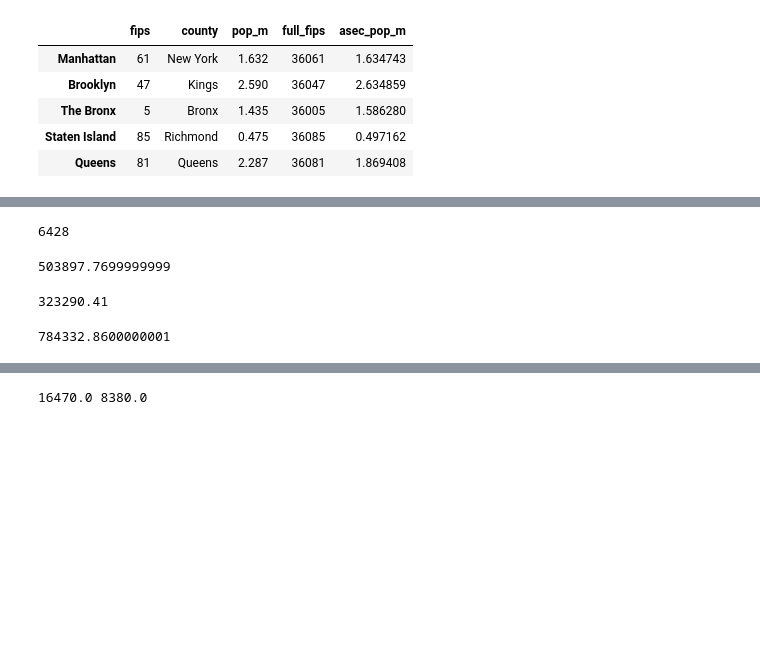
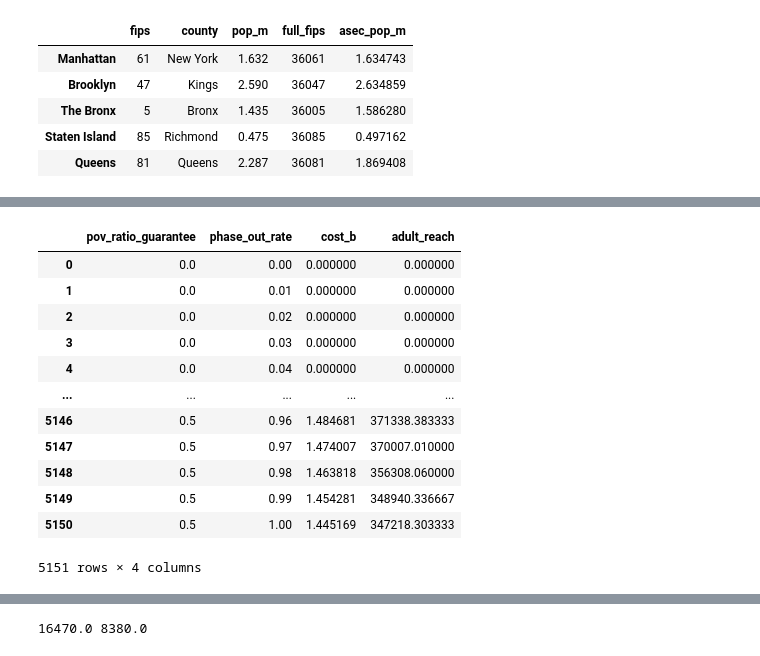
Before and after one commit to UBICenter/yang-nyc, a Jupyter notebook: analysis.ipynb, the cells around one changed output, grey strips where cells are left out. Drawn from its saved outputs; the diff is of its cells as text; code cells hidden in the pictures; blank space fills up the shorter version.

Commit message:
Identify policies that satisfy Yang's constraints

```diff
--- a/analysis.ipynb
+++ b/analysis.ipynb
@@ -110,11 +100 @@ year
 dtype: int64
-# %%
-py.groupby("year").
-# %% [output]
-6428
-# %%
-# Check number of adults in deep poverty (Yang claims 500,000).
-RATIO_THRESH = 0.62
-p[p.adult & (p.spmratio < RATIO_THRESH)].asecwt.sum()
-# %% [output]
-503897.7699999999
@@ -121,28 +105,57 @@ p[p.adult & (p.spmratio < RATIO_THRESH)].asecwt.sum()
 # %%
-BUDGET = 1e9
+BUDGET = 1e9  # $1 billion.
+REACH = 500e3  # 500,000 adult New Yorkers.
 
-SPMU_COLS = ["spmfamunit", "spmtotres", "spmthresh", "spmratio", "spmwt", "spmftotval"]
+P_S_MERGE_COLS = ["year", "spmfamunit"]
+SPMU_COLS = ["spmtotres", "spmthresh", "spmratio", "spmwt", "spmftotval"]
 SPMU_AGGS = ["adult", "child"]
 
-s = p.groupby(SPMU_COLS)[SPMU_AGGS].sum().reset_index()
+s = p.groupby(P_S_MERGE_COLS + SPMU_COLS)[SPMU_AGGS].sum().reset_index()
-# %%
-# This should also approximate 500,000.
-mdf.weighted_sum(s[s.spmratio < RATIO_THRESH], "adult", "spmwt")
-# %% [output]
-323290.41
 # %%
 def phase_out(amount, rate, respect_to):
     return np.maximum(0, amount - respect_to * rate)
 
-# Phase-out rate.
-ps = 0.3
 
-RATIO_THRESH = 0.25
 
-s["max_transfer"] = np.maximum(0, s.spmthresh * RATIO_THRESH)
-s["transfer"] = phase_out(s.max_transfer, ps, np.maximum(s.spmtotres, 0))
-mdf.weighted_sum(s, "transfer", "spmwt") / 1e9
-mdf.weighted_sum(s[s.transfer > 0], "adult", "spmwt")
-# s.sort_values("transfer")
+def policy(pov_ratio_guarantee, phase_out_rate):
+    """ Computes features of a negative income tax.
+
+    Args:
+        pov_ratio_guarantee: Maximum benefit as a share of a SPM unit's
+            poverty threshold.
+        phase_out_rate: Phase-out rate with respect to a SPM unit's resources.
+    """
+    s["max_transfer"] = s.spmthresh * pov_ratio_guarantee
+    s["transfer"] = phase_out(s.max_transfer, phase_out_rate,
+                              np.maximum(s.spmtotres, 0))
+    p2 = p.merge(s[P_S_MERGE_COLS + ["transfer"]], on=P_S_MERGE_COLS)
+    return pd.Series({
+        "cost_b": mdf.weighted_sum(s, "transfer", "spmwt") / 1e9,
+        "adult_reach": p2[(p2.transfer > 0) & p2.adult].asecwt.sum()
+    })
+    # s.sort_values("transfer")
-# %% [output]
-784332.8600000001
+# %%
+policies = mdf.cartesian_product({
+    "pov_ratio_guarantee": np.arange(0.01, 0.51, 0.01),
+    "phase_out_rate": np.arange(0, 1.01, 0.01)
+    })
+policies = pd.concat([policies,
+    policies.apply(lambda x: policy(x.pov_ratio_guarantee, x.phase_out_rate), axis=1)],
+    axis=1)
+# Takes ~5min to run.
+policies.to_csv("data/policies.csv", index=False)
+policies
+# %% [output]
+|  | pov_ratio_guarantee | phase_out_rate | cost_b | adult_reach |
+| 0 | 0.0 | 0.00 | 0.000000 | 0.000000 |
+| 1 | 0.0 | 0.01 | 0.000000 | 0.000000 |
+| 2 | 0.0 | 0.02 | 0.000000 | 0.000000 |
+| 3 | 0.0 | 0.03 | 0.000000 | 0.000000 |
+| 4 | 0.0 | 0.04 | 0.000000 | 0.000000 |
+| ... | ... | ... | ... | ... |
+| 5146 | 0.5 | 0.96 | 1.484681 | 371338.383333 |
+| 5147 | 0.5 | 0.97 | 1.474007 | 370007.010000 |
+| 5148 | 0.5 | 0.98 | 1.463818 | 356308.060000 |
+| 5149 | 0.5 | 0.99 | 1.454281 | 348940.336667 |
+| 5150 | 0.5 | 1.00 | 1.445169 | 347218.303333 |
+5151 rows × 4 columns
```
Also changed, not shown: parts of 11 cells of this notebook, 1 other file.
